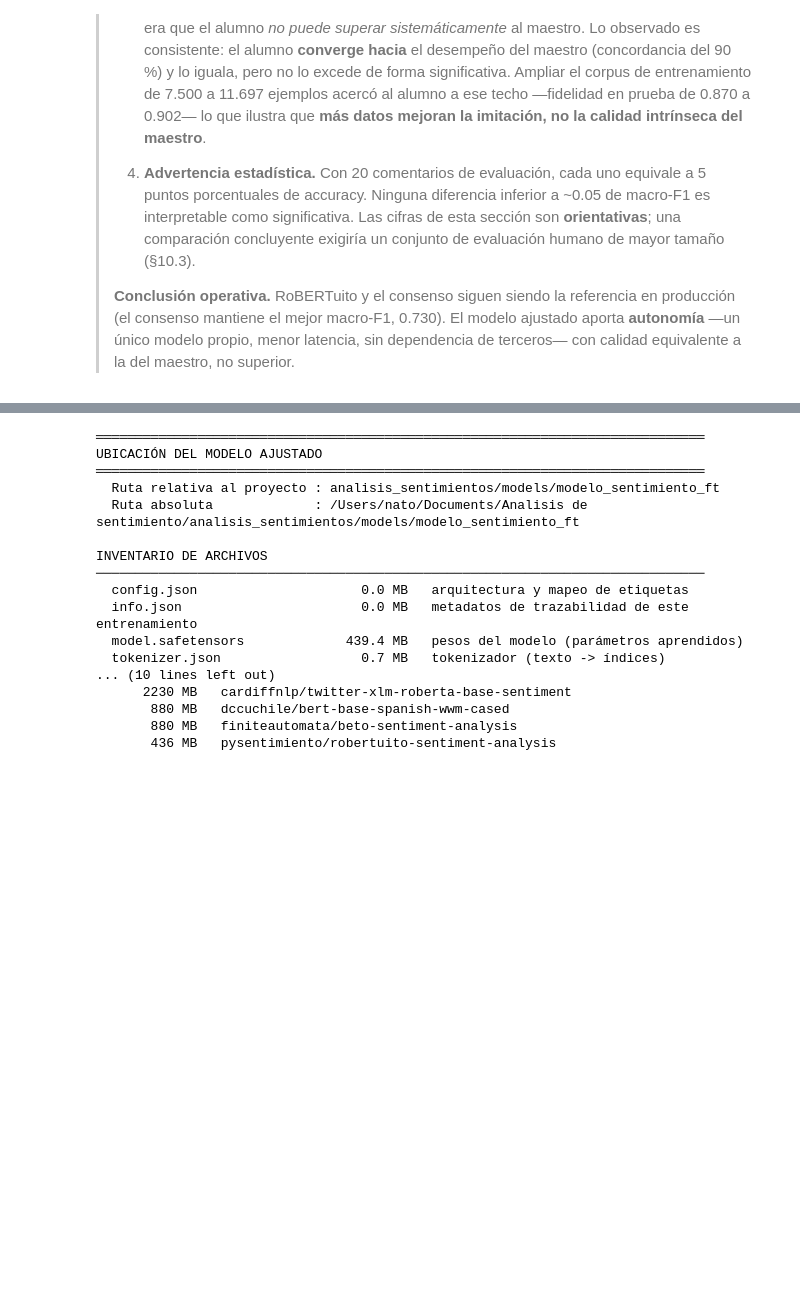
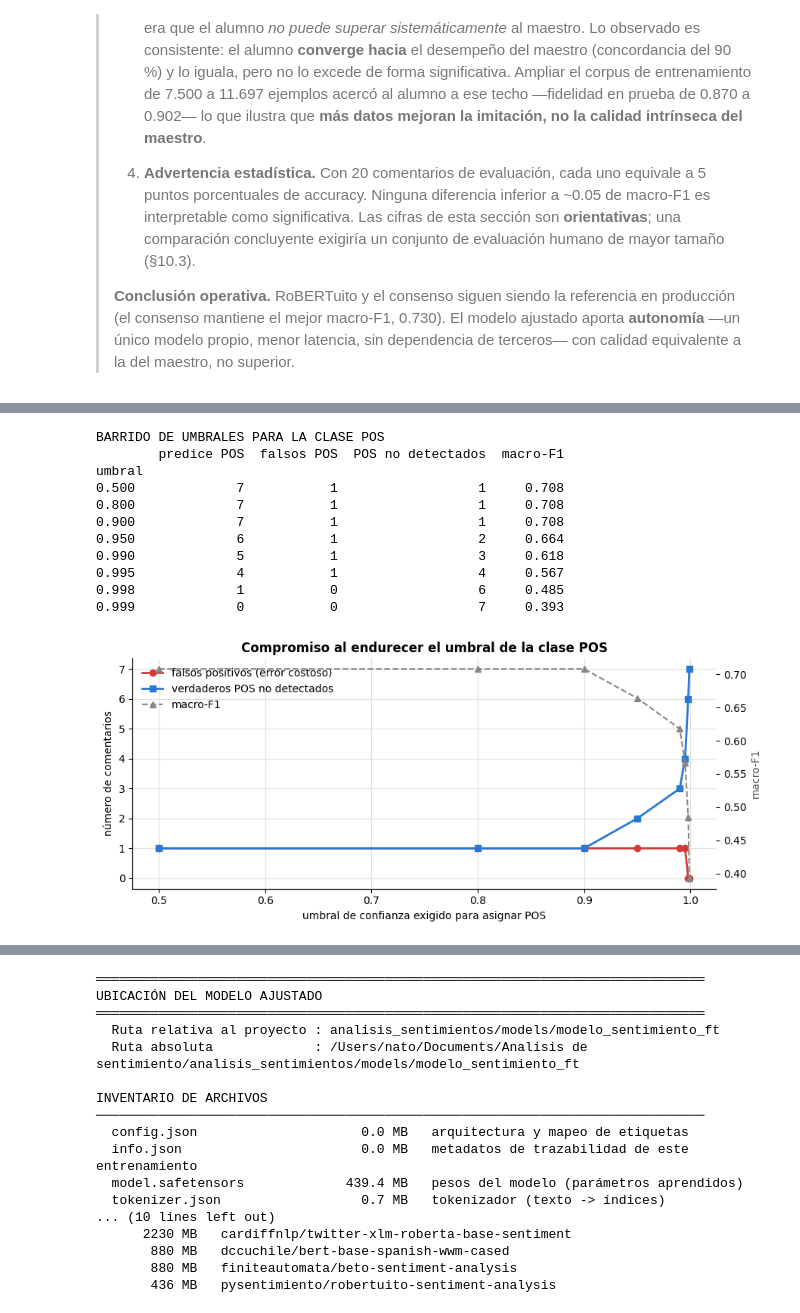
Before and after one commit to Capstone-Tech-Tailors/Analitica-Educativa, a Jupyter notebook: analisis_sentimientos/notebooks/04_finetuning_sentimiento.ipynb, the cells around one changed output, grey strips where cells are left out. Saved outputs shown, nothing was run; the diff lists cells and outputs as text; code cells hidden in the pictures; blank space fills up the shorter version.

```diff
--- a/analisis_sentimientos/notebooks/04_finetuning_sentimiento.ipynb
+++ b/analisis_sentimientos/notebooks/04_finetuning_sentimiento.ipynb
@@ -704,0 +780,53 @@ Comentarios donde el alumno difiere del maestro: 2 de 20
+# %%
+# Barrido de umbrales: ¿a qué costo se eliminan los falsos positivos?
+def clasificar_con_umbral(dist, umbral):
+    """Asigna POS solo si P(POS) >= umbral; en caso contrario, la clase más probable entre NEU/NEG."""
+    if dist.get("POS", 0.0) >= umbral:
+        return "POS"
+    resto = {k: v for k, v in dist.items() if k != "POS"}
+    return max(resto, key=resto.get) if resto else "NEU"
+
+umbrales = [0.50, 0.80, 0.90, 0.95, 0.99, 0.995, 0.998, 0.999]
+filas = []
+for u in umbrales:
+    pred_u = np.array([clasificar_con_umbral(d, u) for d in distribuciones])
+    filas.append({
+        "umbral": u,
+        "predice POS": int((pred_u == "POS").sum()),
+        "falsos POS": int(((pred_u == "POS") & (bench["gold"] != "POS")).sum()),
+        "POS no detectados": int(((pred_u != "POS") & (bench["gold"] == "POS")).sum()),
+        "macro-F1": round(f1_score(bench["gold"], pred_u, average="macro"), 3),
+    })
+barrido = pd.DataFrame(filas).set_index("umbral")
+print("BARRIDO DE UMBRALES PARA LA CLASE POS")
+print(barrido.to_string())
+
+fig, ax = plt.subplots(figsize=(9, 4))
+ax.plot(barrido.index, barrido["falsos POS"], marker="o", color="#d03b3b",
+        linewidth=2, label="falsos positivos (error costoso)")
+ax.plot(barrido.index, barrido["POS no detectados"], marker="s", color="#2a78d6",
+        linewidth=2, label="verdaderos POS no detectados")
+ax2 = ax.twinx()
+ax2.plot(barrido.index, barrido["macro-F1"], marker="^", color="#898781",
+         linestyle="--", linewidth=1.5, label="macro-F1")
+ax2.set_ylabel("macro-F1", color="#52514e"); ax2.grid(False)
+ax.set_xlabel("umbral de confianza exigido para asignar POS")
+ax.set_ylabel("número de comentarios")
+ax.set_title("Compromiso al endurecer el umbral de la clase POS")
+lineas = ax.get_legend_handles_labels()[0] + ax2.get_legend_handles_labels()[0]
+etiquetas = ax.get_legend_handles_labels()[1] + ax2.get_legend_handles_labels()[1]
+ax.legend(lineas, etiquetas, loc="upper left")
+plt.tight_layout(); plt.show()
+# %% [output]
+BARRIDO DE UMBRALES PARA LA CLASE POS
+        predice POS  falsos POS  POS no detectados  macro-F1
+umbral
+0.500             7           1                  1     0.708
+0.800             7           1                  1     0.708
+0.900             7           1                  1     0.708
+0.950             6           1                  2     0.664
+0.990             5           1                  3     0.618
+0.995             4           1                  4     0.567
+0.998             1           0                  6     0.485
+0.999             0           0                  7     0.393
+[figure, added]
```
Also changed, not shown: parts of 8 cells of this notebook, 2 other files.
